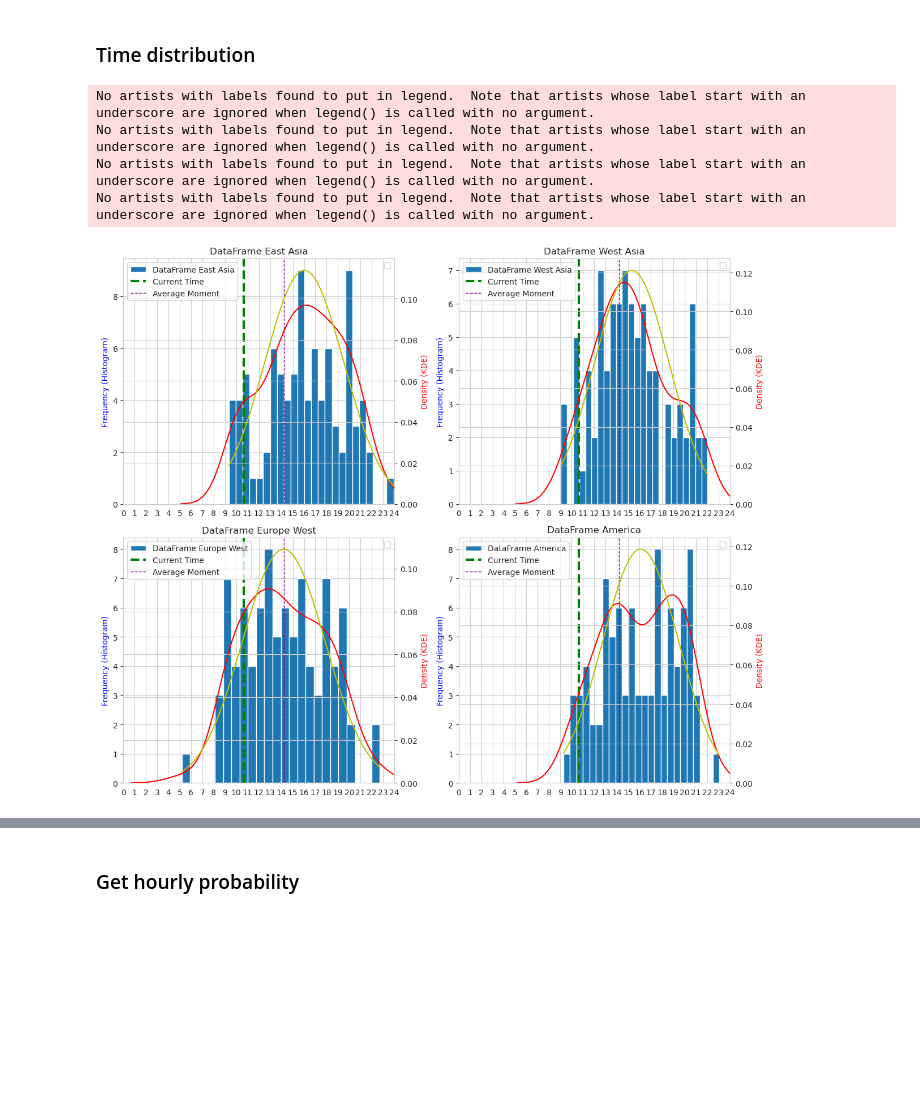
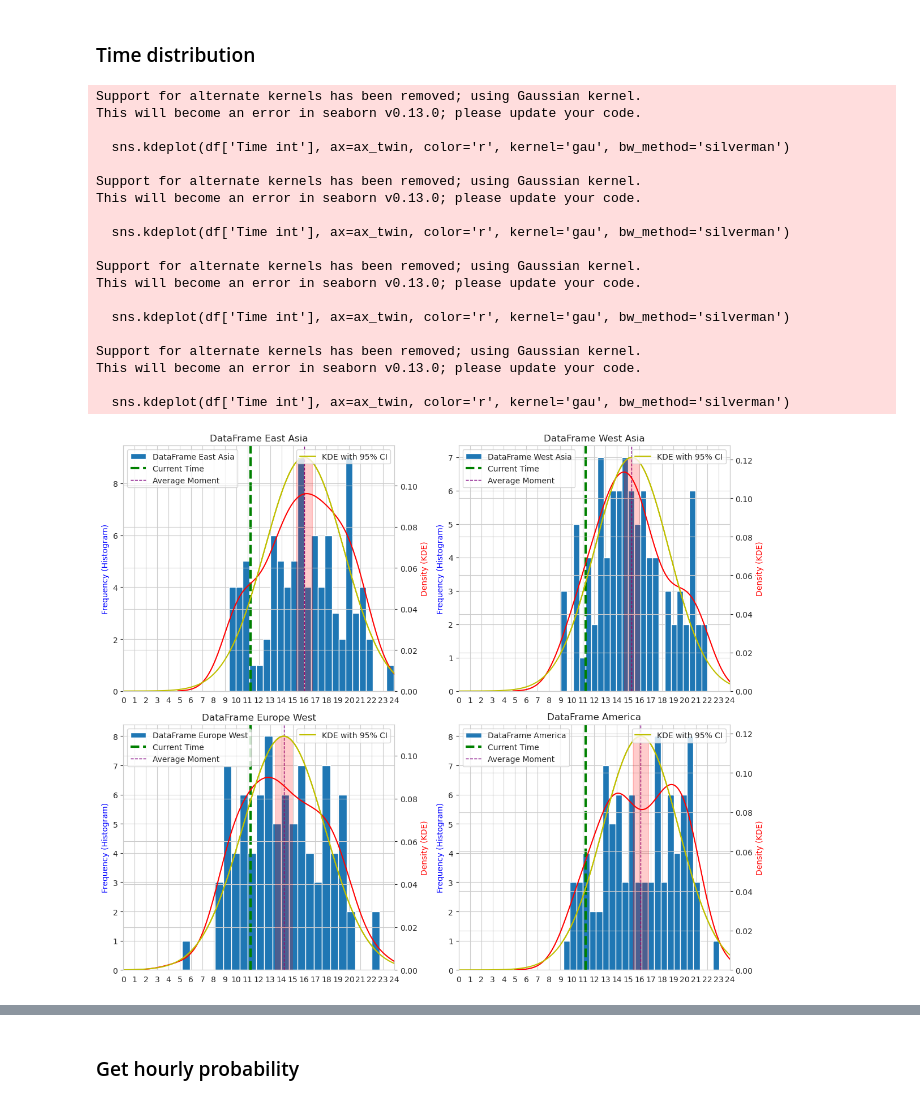
Before and after one commit to CallumAlexander/BeReal.-Analysis, a Jupyter notebook: notebook.ipynb, the cells around one changed output, grey strips where cells are left out. Saved outputs shown, nothing was run; the diff lists cells and outputs as text; code cells hidden in the pictures; blank space fills up the shorter version.

```diff
--- a/notebook.ipynb
+++ b/notebook.ipynb
@@ -207,6 +207,7 @@ DataFrame America: q1: 13.350972222222222; q2: 16.098194444444445; q3: 18.857083
 # %% [markdown]
 ### Time distribution
 # %%
+
 current_time = datetime.now()
 current_time = current_time.hour + current_time.minute / 60 + current_time.second / 3600
 
@@ -217,40 +218,69 @@ def plot_dataframe_subplot(ax, df, title):
     pdf = norm.pdf(x, mean, std)
 
     ax.hist(df['Time int'], bins=24, label=title)
     ax.set_xlim(0, 24)
     ax.set_xticks(range(25))
     ax_twin = ax.twinx()
-    sns.kdeplot(df['Time int'], ax=ax_twin, color='r')
+    sns.kdeplot(df['Time int'], ax=ax_twin, color='r', kernel='gau', bw_method='silverman')
     ax_twin.plot(x, pdf, color='y')
+
+
+    # Calculate the 95% confidence interval for the mean and standard deviation
+    conf_interval_mean = norm.interval(0.95, loc=mean, scale=std / np.sqrt(len(df)))
+    conf_interval_std = std * np.sqrt(len(df) / chi2.ppf(0.025, df=len(df) - 1)), std * np.sqrt(len(df) / chi2.ppf(0.975, df=len(df) - 1))
+
+    # KDE plot with 95% confidence interval
+    x = np.linspace(0, 24, 1000)
+    kde = norm.pdf(x, loc=mean, scale=std)
+    ax_twin.plot(x, kde, color='y', label='KDE with 95% CI')
+    ax_twin.fill_between(x, kde, where=[(xi >= conf_interval_mean[0] and xi <= conf_interval_mean[1]) for xi in x], alpha=0.2, color='r')
+
+
+
     ax.set_ylabel('Frequency (Histogram)', color='blue')
     ax_twin.set_ylabel('Density (KDE)', color='red')
     ax.axvline(current_time, color='green', linestyle='--', linewidth=3, label='Current Time')
-    ax.axvline(mean_moment, color='purple', linestyle='--', linewidth=1, label='Average Moment')
+    ax.axvline(mean, color='purple', linestyle='--', linewidth=1, label='Average Moment')
     ax.legend(loc='upper left')
     ax_twin.legend(loc='upper right')
     ax.set_title(title)
 
 fig, axs = plt.subplots(2, 2, figsize=(12, 10))
 
 for i, ax in enumerate(axs.flat):
     if i < len(dataframes):
         df_ = dataframes[i]
         title = f'DataFrame {timezone_names[i]}'
         plot_dataframe_subplot(ax, df_, title)
     else:
         ax.axis('off')  # Turn off extra subplots if there are fewer DataFrames than subplots
 
 plt.tight_layout()
 plt.show()
 
 
 kde_data_europe_time_int = sns.kdeplot(europe['Time int']).get_lines()[0].get_data()
 # %% [output]
-No artists with labels found to put in legend.  Note that artists whose label start with an underscore are ignored when legend() is called with no argument.
-No artists with labels found to put in legend.  Note that artists whose label start with an underscore are ignored when legend() is called with no argument.
-No artists with labels found to put in legend.  Note that artists whose label start with an underscore are ignored when legend() is called with no argument.
-No artists with labels found to put in legend.  Note that artists whose label start with an underscore are ignored when legend() is called with no argument.
+Support for alternate kernels has been removed; using Gaussian kernel.
+This will become an error in seaborn v0.13.0; please update your code.
+
+  sns.kdeplot(df['Time int'], ax=ax_twin, color='r', kernel='gau', bw_method='silverman')
+
+Support for alternate kernels has been removed; using Gaussian kernel.
+This will become an error in seaborn v0.13.0; please update your code.
+
+  sns.kdeplot(df['Time int'], ax=ax_twin, color='r', kernel='gau', bw_method='silverman')
+
+Support for alternate kernels has been removed; using Gaussian kernel.
+This will become an error in seaborn v0.13.0; please update your code.
+
+  sns.kdeplot(df['Time int'], ax=ax_twin, color='r', kernel='gau', bw_method='silverman')
+
+Support for alternate kernels has been removed; using Gaussian kernel.
+This will become an error in seaborn v0.13.0; please update your code.
+
+  sns.kdeplot(df['Time int'], ax=ax_twin, color='r', kernel='gau', bw_method='silverman')
-[figure, old version]
+[figure, new version]
 [figure]
 # %% [markdown]
 ### Get hourly probability
```
Also changed, not shown: parts of 2 cells of this notebook.
